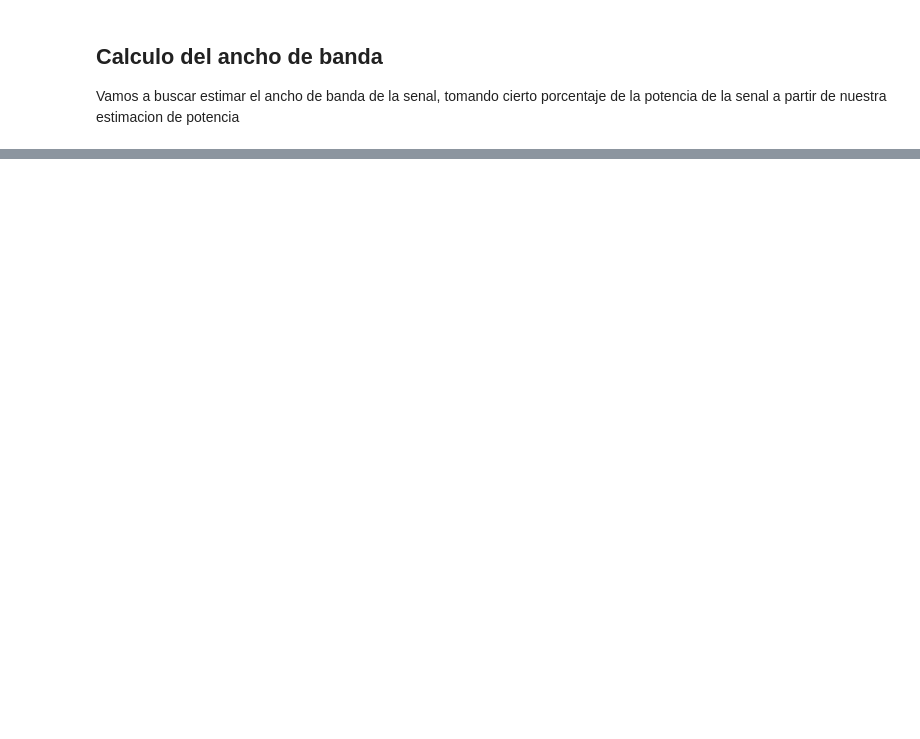
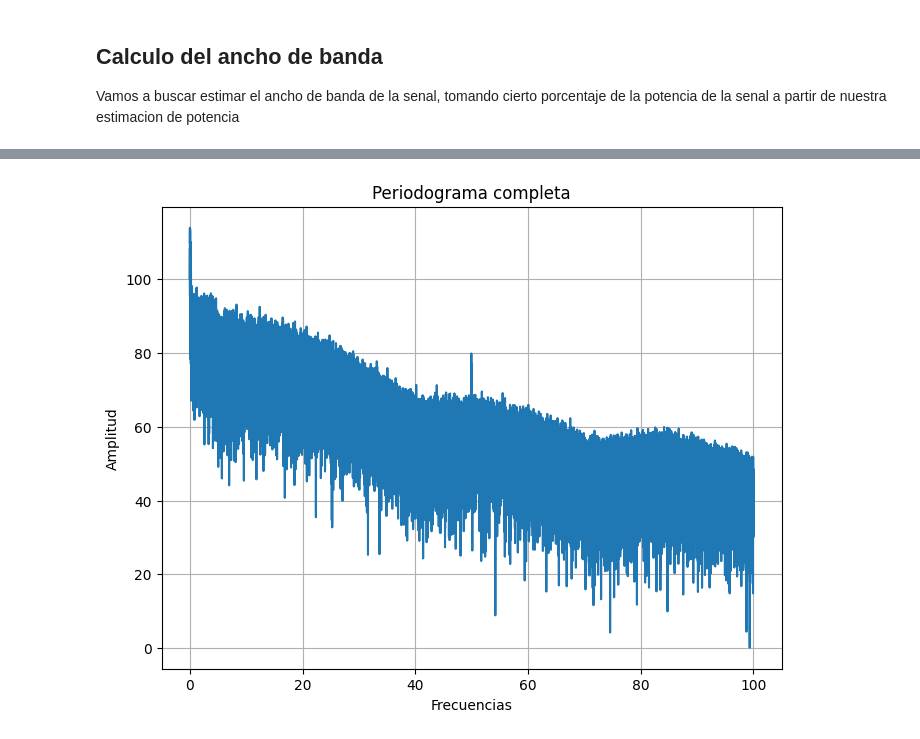
Before and after one commit to manuel-dieguez/DSP, a Jupyter notebook: TS7/Tarea_Semanal_7_Dieguez.ipynb, the cells around one changed output, grey strips where cells are left out. Cells and saved outputs as stored; diff of their text form; code cells hidden in the pictures; blank space fills up the shorter version.

```diff
--- a/TS7/Tarea_Semanal_7_Dieguez.ipynb
+++ b/TS7/Tarea_Semanal_7_Dieguez.ipynb
@@ -165,0 +263,17 @@ plt.show()
+# %%
+## Peridograma simple de la senal completa
+freqs_full = np.fft.fftfreq(len(ecg_one_lead), d=1/fs_ecg)
+fft_ecg_full = np.fft.fft(ecg_one_lead)
+Pxx_ecg_full = np.abs(fft_ecg_full)**2/N
+i = int(len(freqs_full)/2)
+bool_index = (freqs_full >= 0) & (freqs_full <= 100)
+
+plt.figure(8, figsize=(8,6))
+plt.title("Periodograma completa")
+plt.xlabel("Frecuencias")
+plt.ylabel(f"Amplitud")  ## Revisar LaTex
+plt.plot(freqs_full[bool_index],10*np.log10(Pxx_ecg_full)[bool_index])
+plt.grid()
+plt.show()
+# %% [output]
+[figure, added]
```
Also changed, not shown: parts of 22 cells of this notebook, 1 other file.
